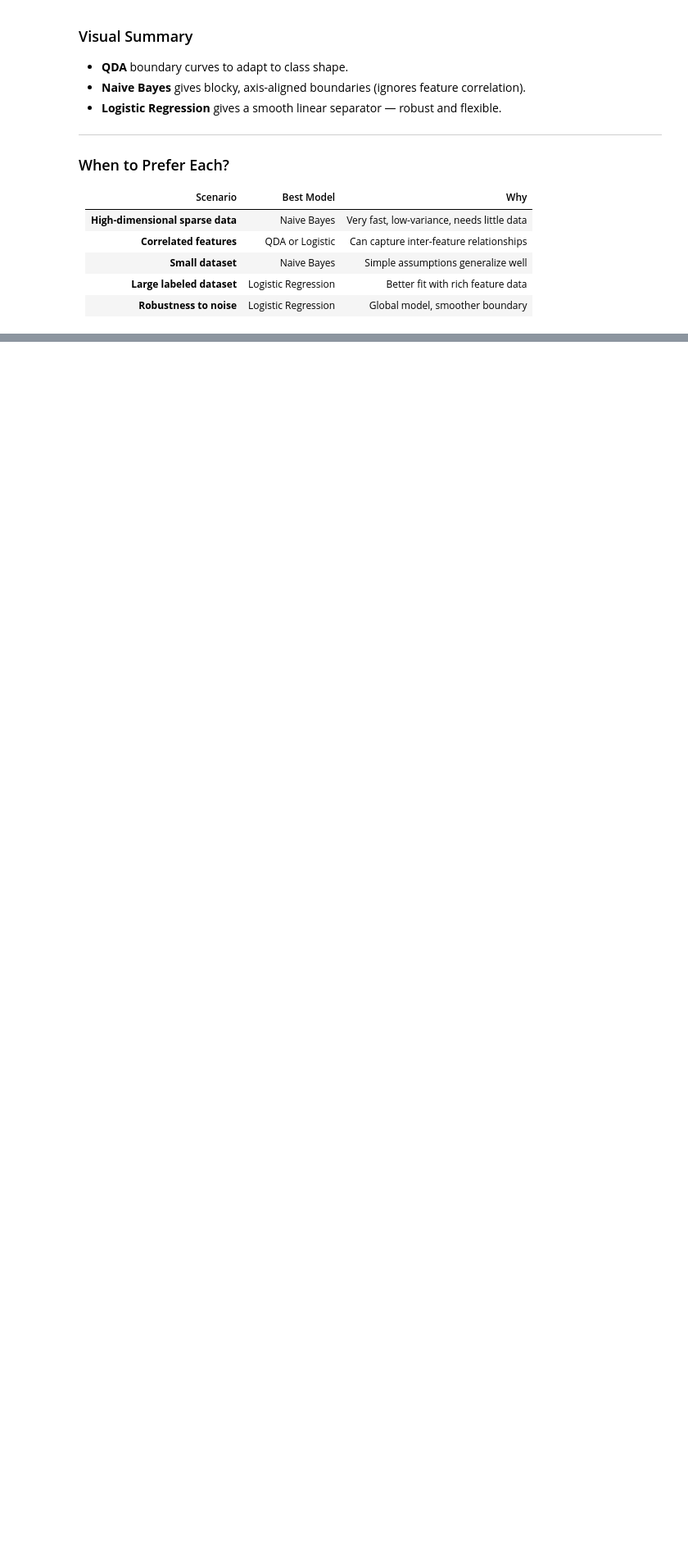
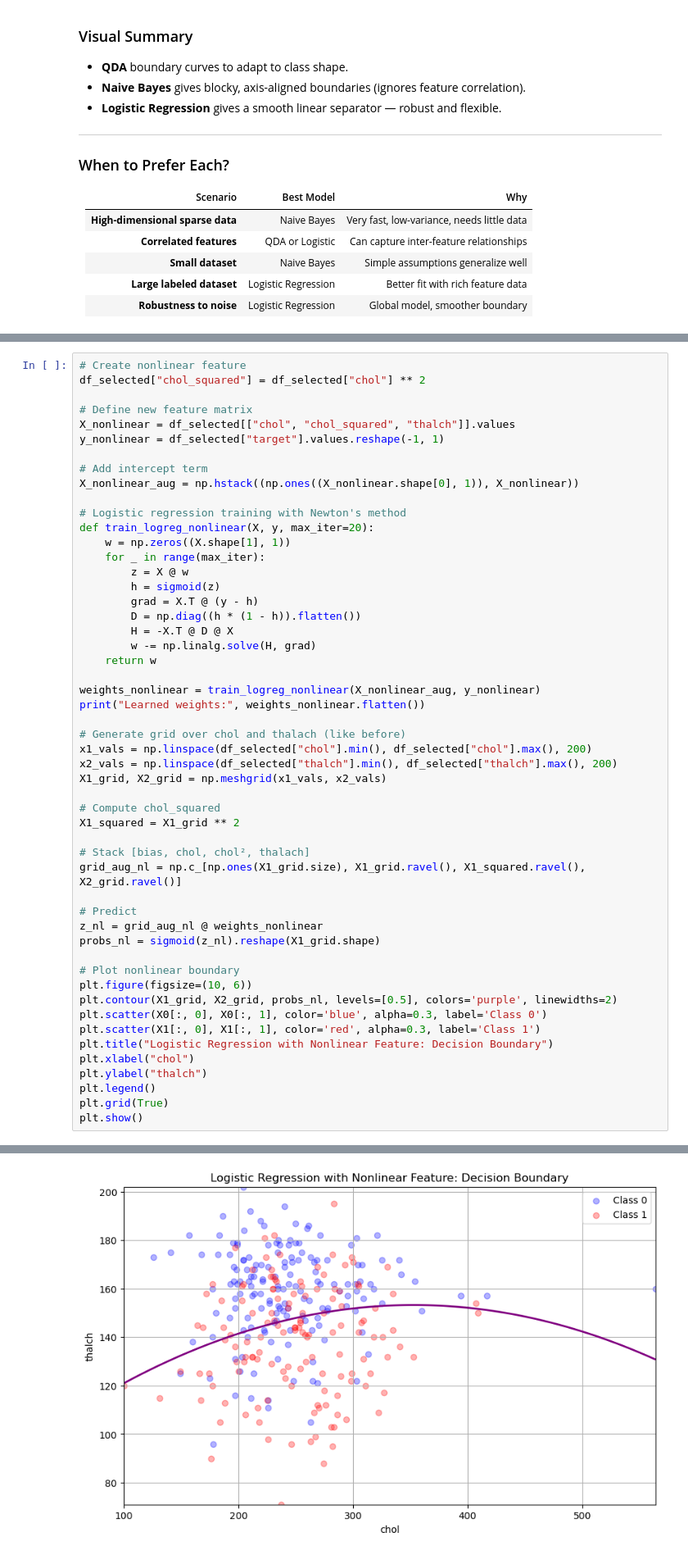
Before and after one commit to ParsaHaghighatgoo/-Cardiovascular-Risk-Prediction-, a Jupyter notebook: main.ipynb, the cells around one changed output, grey strips where cells are left out. Shown at 82% size. Drawn from its saved outputs; the diff is of its cells as text; blank space fills up the shorter version.

```diff
--- a/main.ipynb
+++ b/main.ipynb
@@ -1048,0 +1204,53 @@ o Interpretability, overfitting, data efficiency
+# %%
+# Create nonlinear feature
+df_selected["chol_squared"] = df_selected["chol"] ** 2
+
+# Define new feature matrix
+X_nonlinear = df_selected[["chol", "chol_squared", "thalch"]].values
+y_nonlinear = df_selected["target"].values.reshape(-1, 1)
+
+# Add intercept term
+X_nonlinear_aug = np.hstack((np.ones((X_nonlinear.shape[0], 1)), X_nonlinear))
+
+# Logistic regression training with Newton's method
+def train_logreg_nonlinear(X, y, max_iter=20):
+    w = np.zeros((X.shape[1], 1))
+    for _ in range(max_iter):
+        z = X @ w
+        h = sigmoid(z)
+        grad = X.T @ (y - h)
+        D = np.diag((h * (1 - h)).flatten())
+        H = -X.T @ D @ X
+        w -= np.linalg.solve(H, grad)
+    return w
+
+weights_nonlinear = train_logreg_nonlinear(X_nonlinear_aug, y_nonlinear)
+print("Learned weights:", weights_nonlinear.flatten())
+
+# Generate grid over chol and thalach (like before)
+x1_vals = np.linspace(df_selected["chol"].min(), df_selected["chol"].max(), 200)
+x2_vals = np.linspace(df_selected["thalch"].min(), df_selected["thalch"].max(), 200)
+X1_grid, X2_grid = np.meshgrid(x1_vals, x2_vals)
+
+# Compute chol_squared
+X1_squared = X1_grid ** 2
+
+# Stack [bias, chol, chol², thalach]
+grid_aug_nl = np.c_[np.ones(X1_grid.size), X1_grid.ravel(), X1_squared.ravel(), X2_grid.ravel()]
+
+# Predict
+z_nl = grid_aug_nl @ weights_nonlinear
+probs_nl = sigmoid(z_nl).reshape(X1_grid.shape)
+
+# Plot nonlinear boundary
+plt.figure(figsize=(10, 6))
+plt.contour(X1_grid, X2_grid, probs_nl, levels=[0.5], colors='purple', linewidths=2)
+plt.scatter(X0[:, 0], X0[:, 1], color='blue', alpha=0.3, label='Class 0')
+plt.scatter(X1[:, 0], X1[:, 1], color='red', alpha=0.3, label='Class 1')
+plt.title("Logistic Regression with Nonlinear Feature: Decision Boundary")
+plt.xlabel("chol")
+plt.ylabel("thalch")
+plt.legend()
+plt.grid(True)
+plt.show()
+# %% [output]
@@ -1048,0 +1263 @@ o Interpretability, overfitting, data efficiency
+[figure, added]
```
Also changed, not shown: parts of 16 cells of this notebook, 2 other files.
